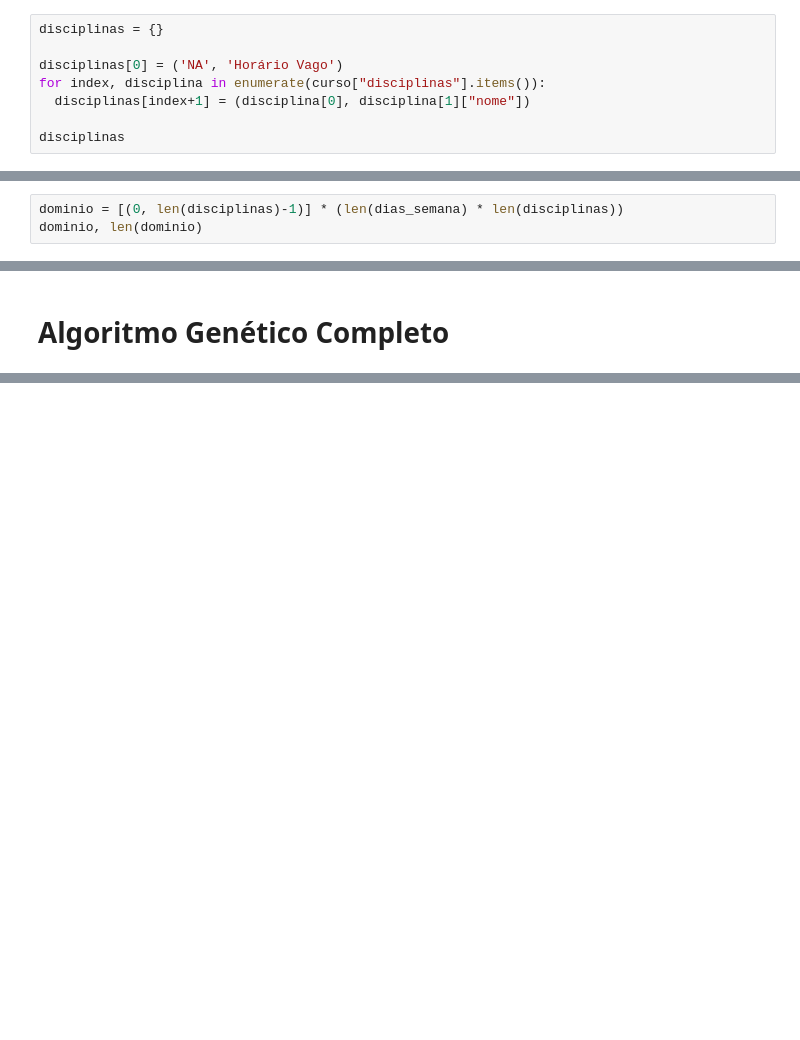
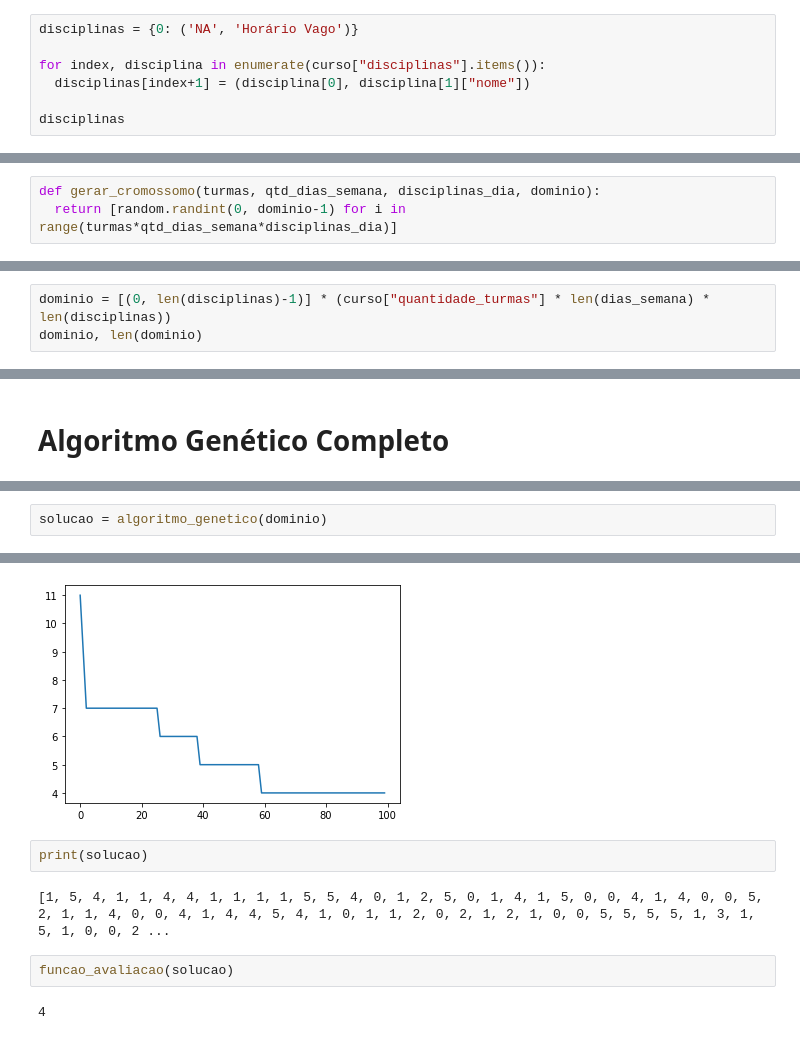
Before and after one commit to LucasHenrique-dev/projeto-QTS, a Jupyter notebook: desenvolvimento/GeradrorQTS.ipynb, the cells around one changed output, grey strips where cells are left out. Saved outputs shown, nothing was run; the diff lists cells and outputs as text; blank space fills up the shorter version.

Commit message:
Ajuste cromossomo + algoritmo genetico completo

```diff
--- a/desenvolvimento/GeradrorQTS.ipynb
+++ b/desenvolvimento/GeradrorQTS.ipynb
@@ -56,9 +56,8 @@ print(json.dumps(curso, indent=4))
     }
 }
 # %%
-disciplinas = {}
+disciplinas = {0: ('NA', 'Horário Vago')}
 
-disciplinas[0] = ('NA', 'Horário Vago')
 for index, disciplina in enumerate(curso["disciplinas"].items()):
   disciplinas[index+1] = (disciplina[0], disciplina[1]["nome"])
 
@@ -86,3 +84,6 @@ def calcular_disciplinas_dia(curso, segmentacao_horario):
 # %%
 def calcular_horas_vagas(disciplinas):
   return (''.join(disciplinas).replace("NA", ' ')).strip().count(" ")
+# %%
+def gerar_cromossomo(turmas, qtd_dias_semana, disciplinas_dia, dominio):
+  return [random.randint(0, dominio-1) for i in range(turmas*qtd_dias_semana*disciplinas_dia)]
@@ -168,7 +204,7 @@ funcao_avaliacao([1,1,0,0,2,0, 2,2,0,3,0,3, 0,4,4,4,5,0, 5,5,0,0,0,0, 0,0,0,0,0,
 # %% [markdown]
 ##Criar o Domínio de Variação dos Genes
 # %%
-dominio = [(0, len(disciplinas)-1)] * (len(dias_semana) * len(disciplinas))
+dominio = [(0, len(disciplinas)-1)] * (curso["quantidade_turmas"] * len(dias_semana) * len(disciplinas))
 dominio, len(dominio)
 # %% [output]
 ([(0, 5),
@@ -256,0 +343,3 @@ crossover(dominio, s1, s2)
+# %%
+solucao = algoritmo_genetico(dominio)
+# %% [output]
@@ -256,0 +363,9 @@ crossover(dominio, s1, s2)
+[figure, added]
+# %%
+print(solucao)
+# %% [output]
+[1, 5, 4, 1, 1, 4, 4, 1, 1, 1, 1, 5, 5, 4, 0, 1, 2, 5, 0, 1, 4, 1, 5, 0, 0, 4, 1, 4, 0, 0, 5, 2, 1, 1, 4, 0, 0, 4, 1, 4, 4, 5, 4, 1, 0, 1, 1, 2, 0, 2, 1, 2, 1, 0, 0, 5, 5, 5, 5, 1, 3, 1, 5, 1, 0, 0, 2 ...
+# %%
+funcao_avaliacao(solucao)
+# %% [output]
+4
```
Also changed, not shown: parts of 13 cells of this notebook.
